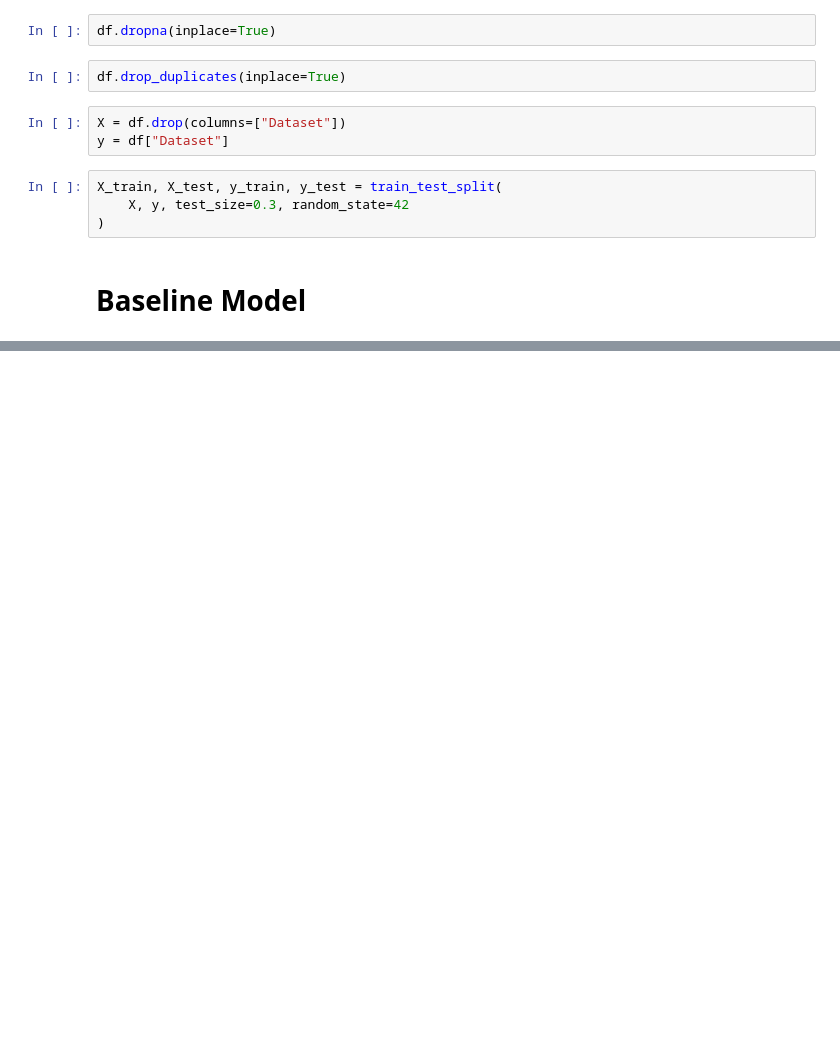
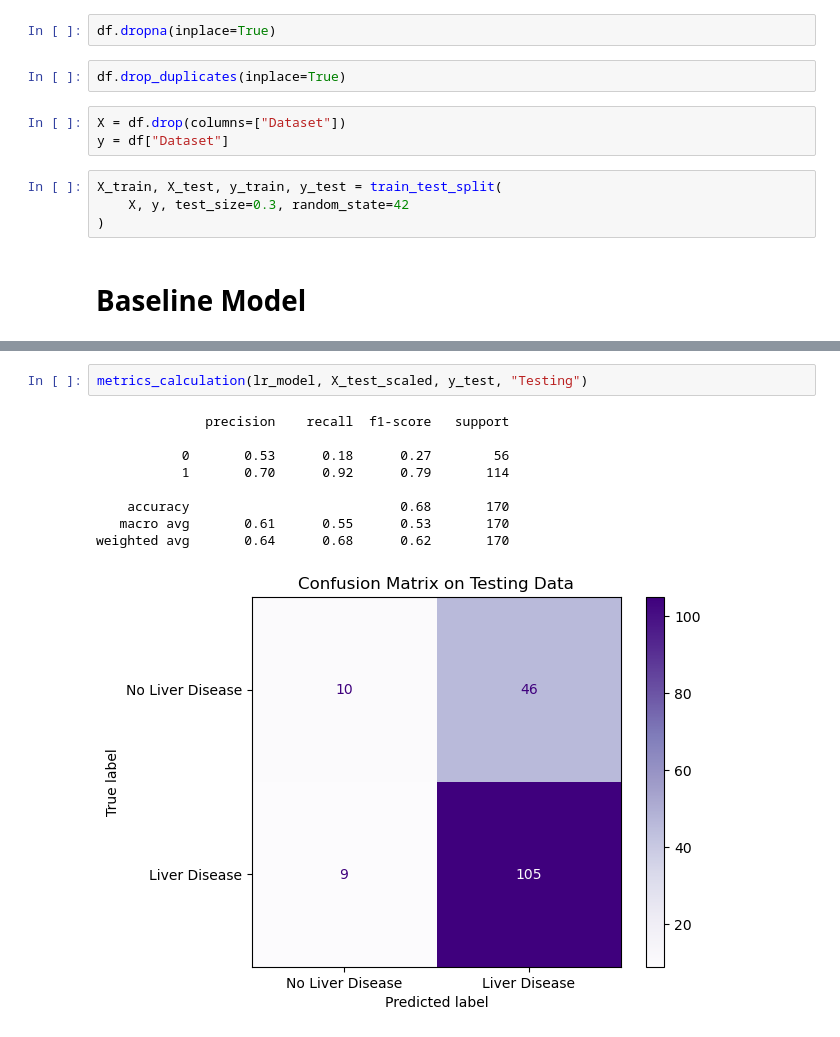
Before and after one commit to Amaan-developpeur/LiverDiseasePrediction, a Jupyter notebook: notebooks/ExplorationAndBaselineModel.ipynb, the cells around one changed output, grey strips where cells are left out. Drawn from its saved outputs; the diff is of its cells as text; blank space fills up the shorter version.

```diff
--- a/notebooks/ExplorationAndBaselineModel.ipynb
+++ b/notebooks/ExplorationAndBaselineModel.ipynb
@@ -281,0 +330,12 @@ X_train, X_test, y_train, y_test = train_test_split(
+# %%
+metrics_calculation(lr_model, X_test_scaled, y_test, "Testing")
+# %% [output]
+              precision    recall  f1-score   support
+
+           0       0.53      0.18      0.27        56
+           1       0.70      0.92      0.79       114
+
+    accuracy                           0.68       170
+   macro avg       0.61      0.55      0.53       170
+weighted avg       0.64      0.68      0.62       170
+[figure, added]
```
Also changed, not shown: parts of 56 cells of this notebook, 2 other files.
